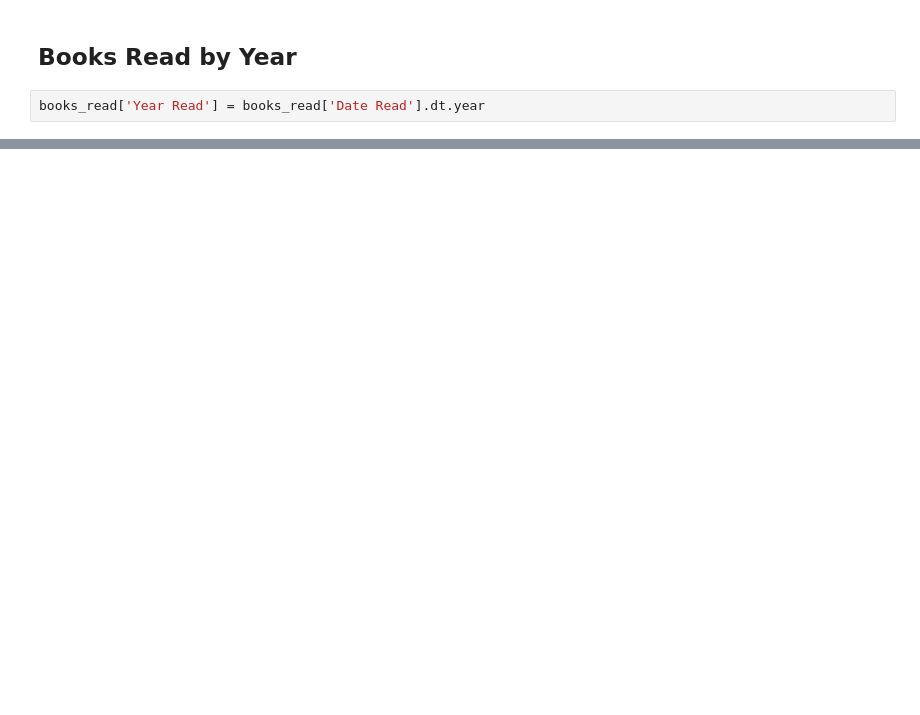
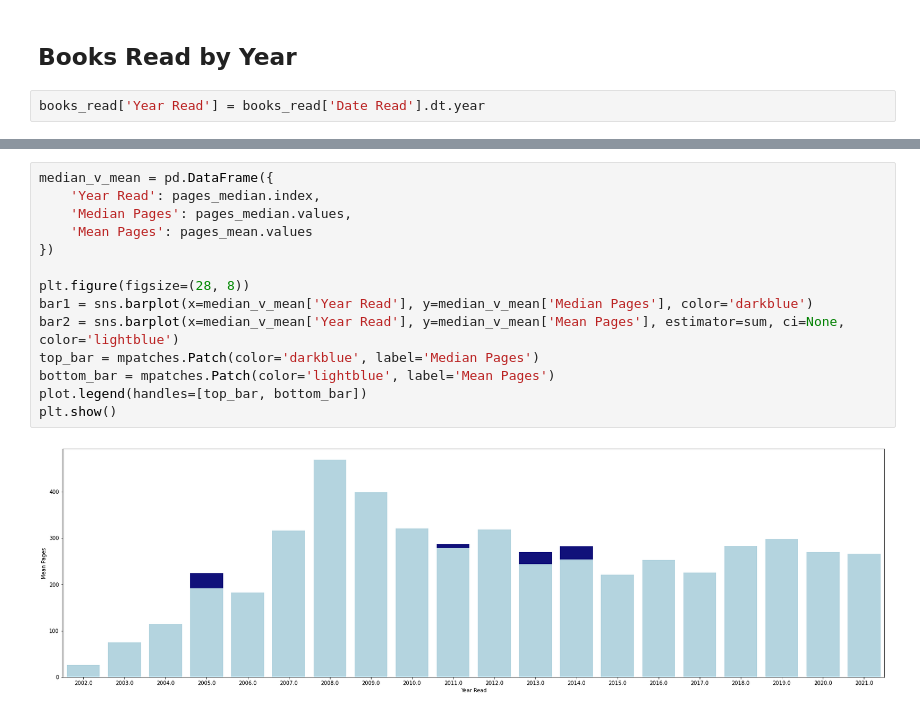
Before and after one commit to ccmilne/GoodReads_Parser, a Jupyter notebook: GoodReads_Analysis.ipynb, the cells around one changed output, grey strips where cells are left out. Cells and saved outputs as stored; diff of their text form; blank space fills up the shorter version.

```diff
--- a/GoodReads_Analysis.ipynb
+++ b/GoodReads_Analysis.ipynb
@@ -530,0 +565,16 @@ plt.show()
+# %%
+median_v_mean = pd.DataFrame({
+    'Year Read': pages_median.index,
+    'Median Pages': pages_median.values,
+    'Mean Pages': pages_mean.values
+})
+
+plt.figure(figsize=(28, 8))
+bar1 = sns.barplot(x=median_v_mean['Year Read'], y=median_v_mean['Median Pages'], color='darkblue')
+bar2 = sns.barplot(x=median_v_mean['Year Read'], y=median_v_mean['Mean Pages'], estimator=sum, ci=None, color='lightblue')
+top_bar = mpatches.Patch(color='darkblue', label='Median Pages')
+bottom_bar = mpatches.Patch(color='lightblue', label='Mean Pages')
+plot.legend(handles=[top_bar, bottom_bar])
+plt.show()
+# %% [output]
+[figure, added]
```
Also changed, not shown: parts of 29 cells of this notebook.
